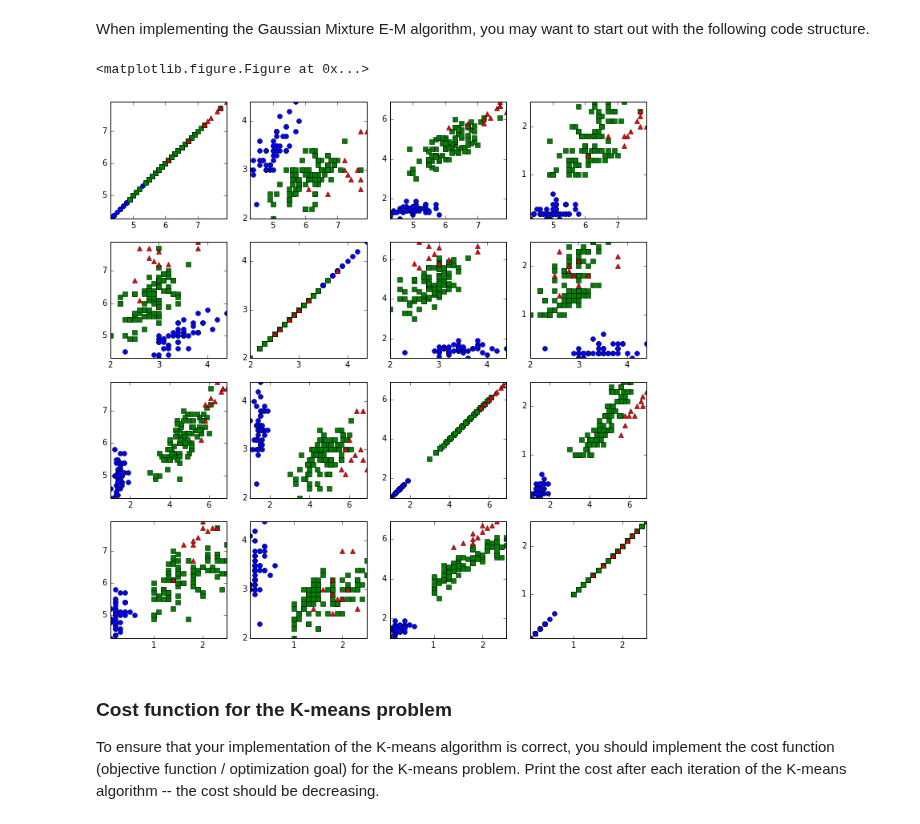
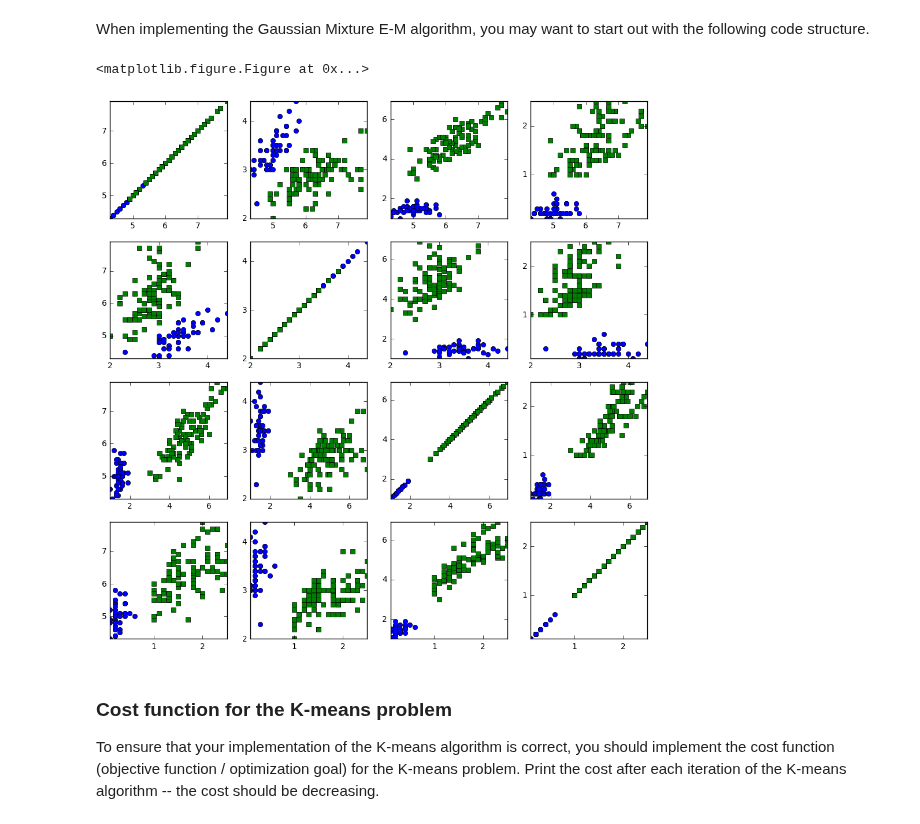
Before and after one commit to Malakith/dMachineLearning, a Jupyter notebook: handin4/HandIn4.ipynb, the cells around one changed output. Cells and saved outputs as stored; diff of their text form; code cells hidden in the pictures.

```diff
--- a/handin4/HandIn4.ipynb
+++ b/handin4/HandIn4.ipynb
@@ -255,10 +269,14 @@ def pdf(points, mean, cov, prior):
         if prior[i] < 1 / k ** 3:
             prob.append(np.zeros(n))
         else:
-            prob.append(
-                prior[i] *
-                multivariate_normal.pdf(
-                    mean=mean[i], cov=cov[i], x=points, allow_singular=True))
+            try:
+                prob.append(
+                    prior[i] *
+                    multivariate_normal.pdf(
+                        mean=mean[i], cov=cov[i], x=points, allow_singular=True))
+            except:
+                print(cov[i])
+                assert False
     prob = np.transpose(prob)  # n x k
     # Normalize cluster probabilities of each point
     prob = prob / np.sum(prob, axis=1, keepdims=True)  # n x k
@@ -275,17 +293,6 @@ def most_likely(points, mean, cov, prior):
 # %% [markdown]
 When implementing the Gaussian Mixture E-M algorithm, you may want to start out with the following code structure.
 # %%
-def scale(points, mean, cov):
-    scale =  np.identity(points.shape[1]) * 1/cov.max()
-    cov_scale = [scale]*cov.shape[0]
-    points = (scale @ points.T).T
-    mean = (scale @ mean.T).T
-    cov = scale @ cov @ scale
-    return points, mean, cov
-
-def scaleMean(mean, scale, scale_min):
-    return (scale @ (mean-scale_min).T).T
-
 def em(points, k, epsilon, mean=None, pad=0.0, maxiter = None, log = False):
     log_data=None
     if log == True and maxiter is not None:
@@ -319,7 +326,6 @@ def em(points, k, epsilon, mean=None, pad=0.0, maxiter = None, log = False):
         old_mean[:] = mean
 
         # Expectation step
-        sPoints, sMean, sCov = scale(points, mean, cov)
         px_c = pdf(points, mean, cov, prior)
         px = (prior * px_c).sum(axis=1)
         pc_x = prior[np.newaxis, :] * ( px_c / px[:, np.newaxis])
@@ -370,20 +376,20 @@ def vote_labels(guessed, actual):
 # %%
 # test em
 
 import sklearn.datasets
 iris = sklearn.datasets.load_iris()
 data = iris['data']
 labels = iris['target']
 
 plt.figure()
 
-mean, cov, prior, log_data = em(data, 3, 0.1, pad=0.3)#, maxiter=10000, log=True)
+mean, cov, prior, log_data = em(data, 2, 0.001, pad=0.3)#, maxiter=10000, log=True)
 guessed_labels = most_likely(data, mean, cov, prior)
 voted_labels = vote_labels(guessed_labels, labels)
 plot_matrix(data, data, voted_labels, {0: 'o', 1: 's', 2: '^'}, figsize=(12, 12))
 # %% [output]
 <matplotlib.figure.Figure at 0x...>
-[figure, old version]
+[figure, new version]
 # %% [markdown]
 ### Cost function for the K-means problem
 
```
Also changed, not shown: parts of 5 cells of this notebook.
